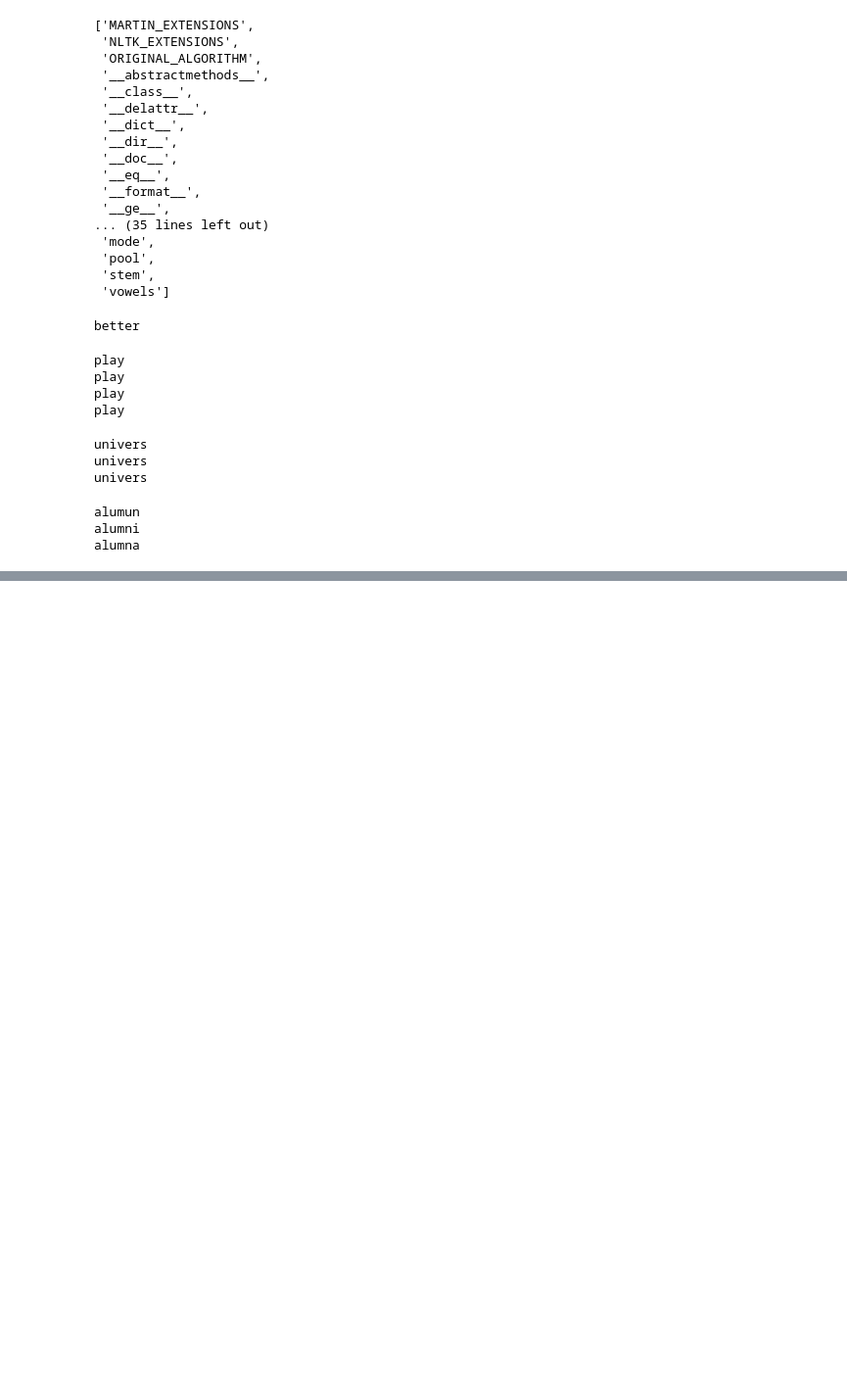
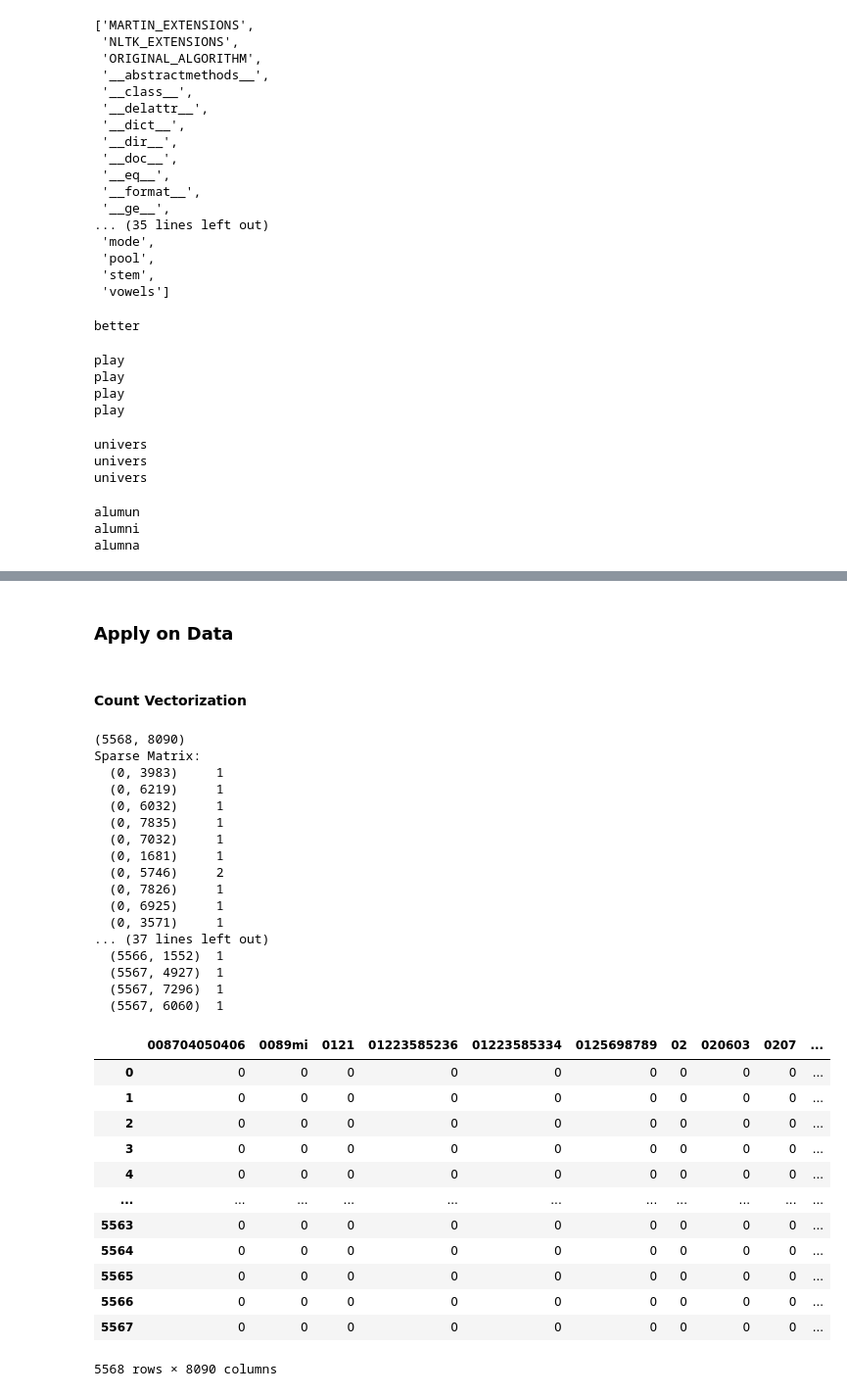
Before and after one commit to AhmedEhabH/SMS-SpamCollectionClassification, a Jupyter notebook: main.ipynb, the cells around one changed output, grey strips where cells are left out. Shown: that part at 98% size. Saved outputs shown, nothing was run; the diff lists cells and outputs as text; code cells hidden in the pictures; blank space fills up the shorter version.

Commit message:
Apply vectorization (Counter, n-gram, TF-IDF)

```diff
--- a/main.ipynb
+++ b/main.ipynb
@@ -298,0 +379,3 @@ alumna
+# %%
+df['body_text_lemmatized'] = df['body_text_nostop'].apply(lambda x: lemmatization(x))
+df.head()
@@ -298,0 +389,16 @@ alumna
+# %%
+import nltk
+import string
+
+ps = nltk.PorterStemmer()
+wn = nltk.WordNetLemmatizer()
+
+def clean_text(text):
+    text = "".join([word.lower() for word in text if word not in string.punctuation])
+    tokens = nltk.word_tokenize(text)
+    text = " ".join([ps.stem(word) for word in tokens if word not in stopwords_En])
+    return text
+# %%
+df = df[['label', 'body_text']]
+# %%
+df['cleaned_text'] = df['body_text'].apply(lambda x: clean_text(x))
@@ -298,0 +563,44 @@ alumna
+# %% [markdown]
+### Apply on Data
+# %% [markdown]
+#### Count Vectorization
+# %%
+from sklearn.feature_extraction.text import CountVectorizer
+
+vectorizer = CountVectorizer()
+features_CountVec = vectorizer.fit_transform(df['cleaned_text'])
+print(features_CountVec.shape)
+print(f'Sparse Matrix:\n{features_CountVec}')
+features_CountVec = pd.DataFrame(features_CountVec.toarray(), columns=vectorizer.get_feature_names())
+features_CountVec
+# %% [output]
+(5568, 8090)
+Sparse Matrix:
+  (0, 3983)     1
+  (0, 6219)     1
+  (0, 6032)     1
+  (0, 7835)     1
+  (0, 7032)     1
+  (0, 1681)     1
+  (0, 5746)     2
+  (0, 7826)     1
+  (0, 6925)     1
+  (0, 3571)     1
+... (37 lines left out)
+  (5566, 1552)  1
+  (5567, 4927)  1
+  (5567, 7296)  1
+  (5567, 6060)  1
+|  | 008704050406 | 0089mi | 0121 | 01223585236 | 01223585334 | 0125698789 | 02 | 020603 | 0207 | ... |
+| 0 | 0 | 0 | 0 | 0 | 0 | 0 | 0 | 0 | 0 | ... |
+| 1 | 0 | 0 | 0 | 0 | 0 | 0 | 0 | 0 | 0 | ... |
+| 2 | 0 | 0 | 0 | 0 | 0 | 0 | 0 | 0 | 0 | ... |
+| 3 | 0 | 0 | 0 | 0 | 0 | 0 | 0 | 0 | 0 | ... |
+| 4 | 0 | 0 | 0 | 0 | 0 | 0 | 0 | 0 | 0 | ... |
+| ... | ... | ... | ... | ... | ... | ... | ... | ... | ... | ... |
+| 5563 | 0 | 0 | 0 | 0 | 0 | 0 | 0 | 0 | 0 | ... |
+| 5564 | 0 | 0 | 0 | 0 | 0 | 0 | 0 | 0 | 0 | ... |
+| 5565 | 0 | 0 | 0 | 0 | 0 | 0 | 0 | 0 | 0 | ... |
+| 5566 | 0 | 0 | 0 | 0 | 0 | 0 | 0 | 0 | 0 | ... |
+| 5567 | 0 | 0 | 0 | 0 | 0 | 0 | 0 | 0 | 0 | ... |
+5568 rows × 8090 columns
```
Also changed, not shown: parts of 28 cells of this notebook.
